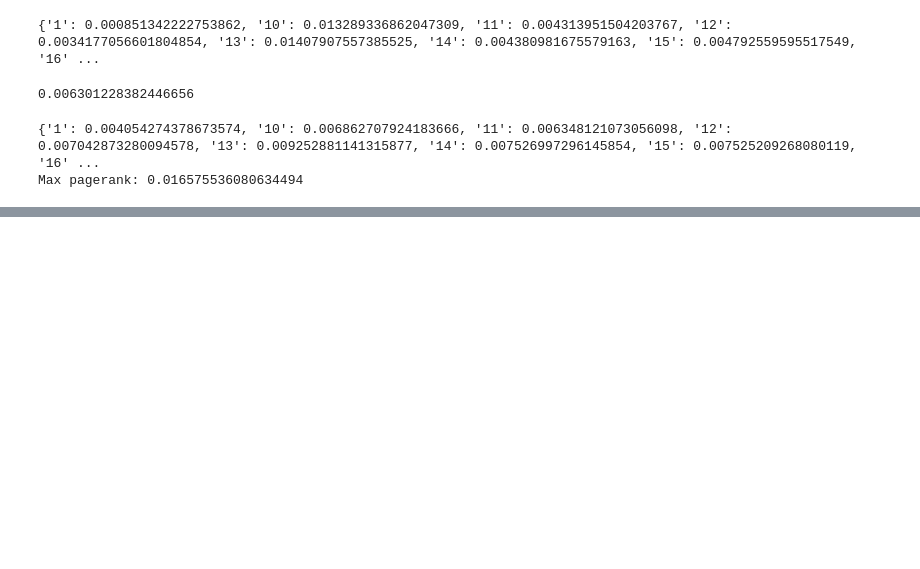
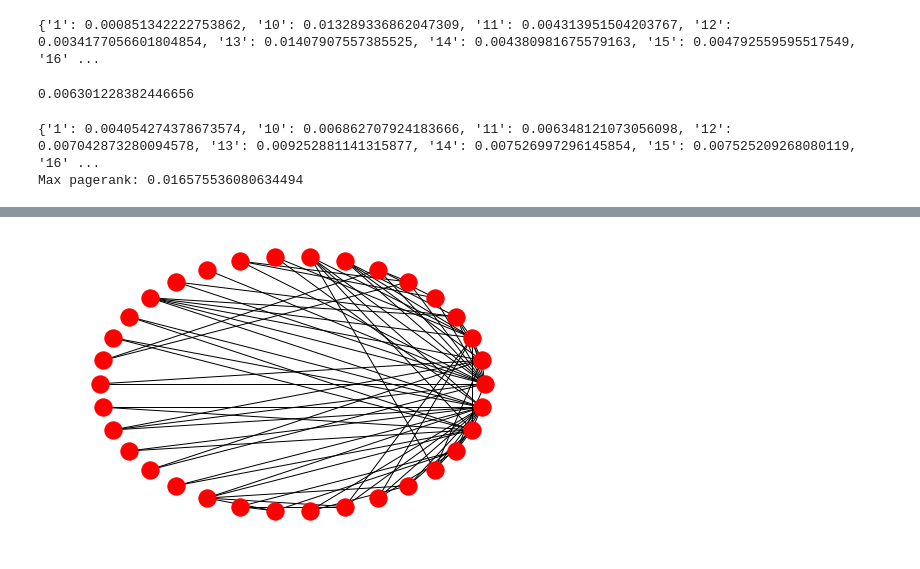
Before and after one commit to szymanskim/networkx-library-workshop, a Jupyter notebook: notebooks/NetworkX_Live.ipynb, the cells around one changed output, grey strips where cells are left out. Drawn from its saved outputs; the diff is of its cells as text; code cells hidden in the pictures; blank space fills up the shorter version.

```diff
--- a/notebooks/NetworkX_Live.ipynb
+++ b/notebooks/NetworkX_Live.ipynb
@@ -178,0 +196,4 @@ Max pagerank: 0.016575536080634494
+# %%
+nx.draw(karate_club, pos=nx.circular_layout(karate_club))
+# %% [output]
+[figure, added]
```
Also changed, not shown: parts of 18 cells of this notebook.
